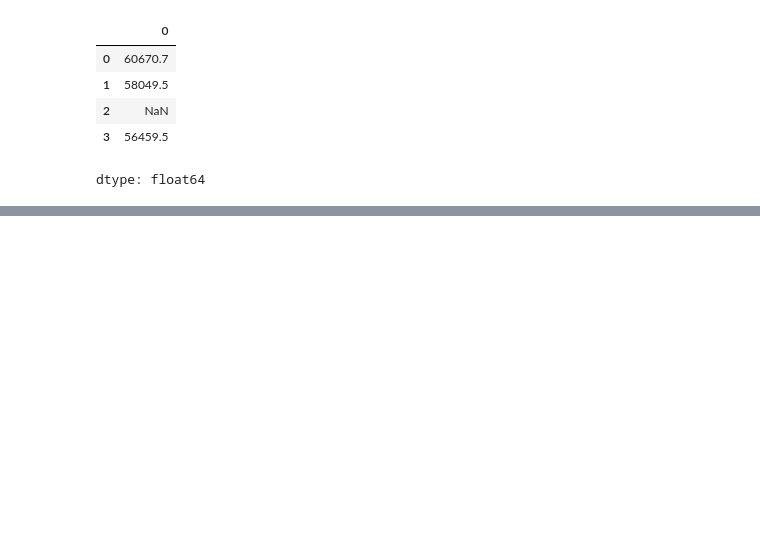
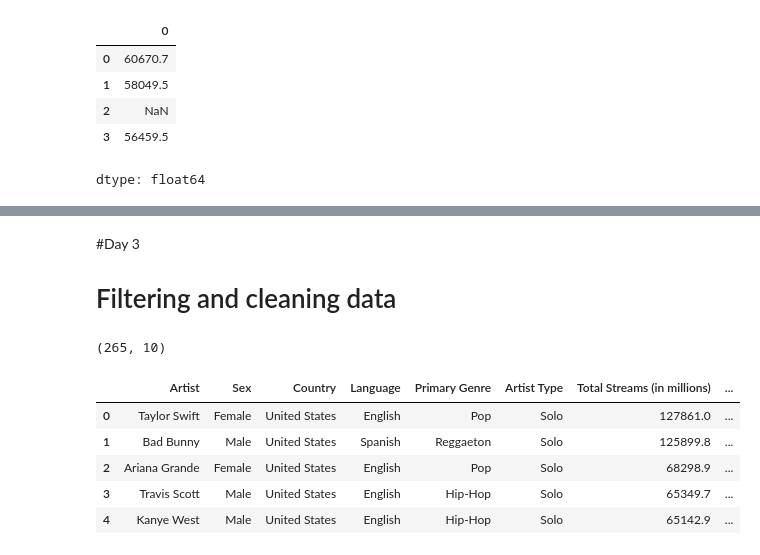
Before and after one commit to jwangui52-web/CDAV, a Jupyter notebook: pandas_day1.ipynb, the cells around one changed output, grey strips where cells are left out. Cells and saved outputs as stored; diff of their text form; code cells hidden in the pictures; blank space fills up the shorter version.

```diff
--- a/pandas_day1.ipynb
+++ b/pandas_day1.ipynb
@@ -537,0 +559,3 @@ NameError: name 'df' is not defined
+# %% [markdown]
+#Day 3
+# Filtering and cleaning data
@@ -537,0 +568,14 @@ NameError: name 'df' is not defined
+# %%
+data=pd.read_excel("/content/Country.xlsx")
+data.shape
+# %% [output]
+(265, 10)
+# %%
+data.head()
+# %% [output]
+|  | Artist | Sex | Country | Language | Primary Genre | Artist Type | Total Streams (in millions) | ... |
+| 0 | Taylor Swift | Female | United States | English | Pop | Solo | 127861.0 | ... |
+| 1 | Bad Bunny | Male | United States | Spanish | Reggaeton | Solo | 125899.8 | ... |
+| 2 | Ariana Grande | Female | United States | English | Pop | Solo | 68298.9 | ... |
+| 3 | Travis Scott | Male | United States | English | Hip-Hop | Solo | 65349.7 | ... |
+| 4 | Kanye West | Male | United States | English | Hip-Hop | Solo | 65142.9 | ... |
```
Also changed, not shown: parts of 6 cells of this notebook.
